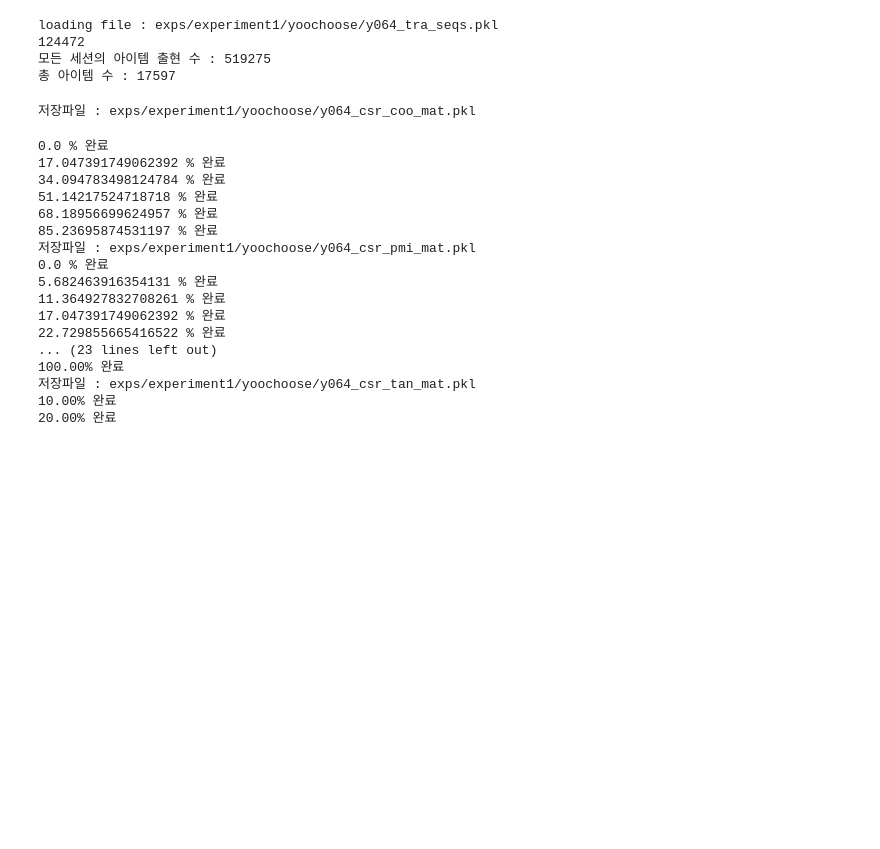
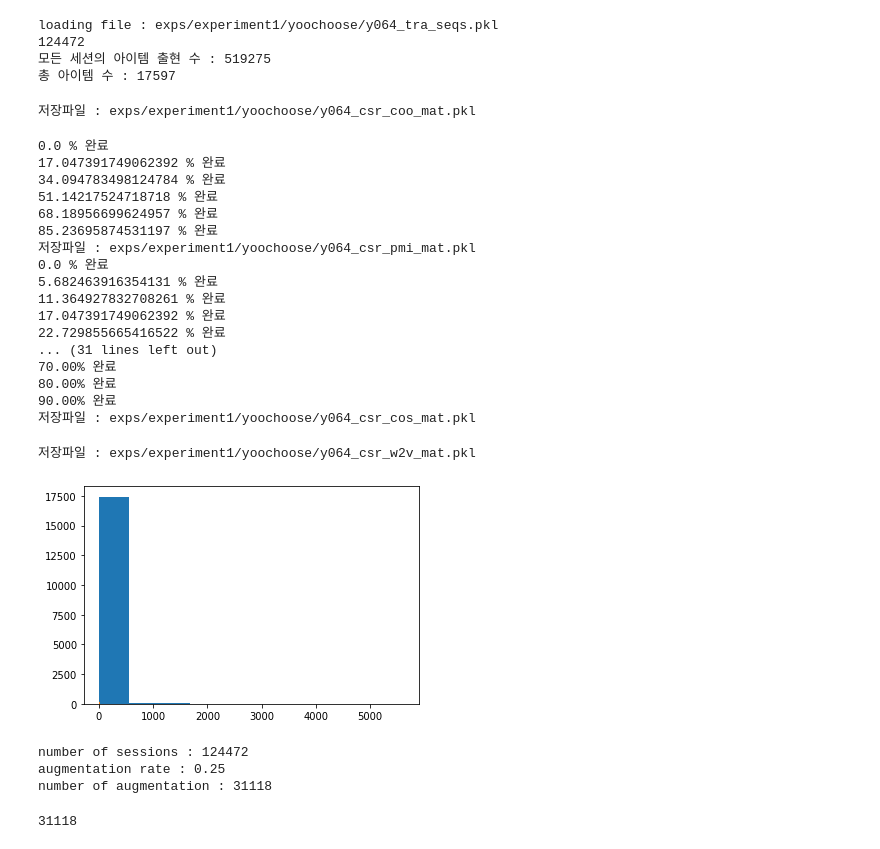
Before and after one commit to kyeongchan92/DA-for-SBR, a Jupyter notebook: main.ipynb, the cells around one changed output. Cells and saved outputs as stored; diff of their text form; code cells hidden in the pictures; blank space fills up the shorter version.

Commit message:
introducing augmentation rate, choice rate

```diff
--- a/main.ipynb
+++ b/main.ipynb
@@ -168,7 +168,7 @@ save_mat_as_csr(pmi_mat, 'pmi_mat', experiment, y_or_d, frac)
 
 jac_mat = get_jaccard_mat(tra_seqs_frac, 5, diag_freq = True, remove_dup = True)
 save_mat_as_csr(jac_mat, 'jac_mat', experiment, y_or_d, frac)
-
+,v
 tan_mat = get_tanimoto(tra_seqs_frac, window_size=5, diag_freq=True, remove_dup=True)
 save_mat_as_csr(tan_mat, 'tan_mat', experiment, y_or_d, frac)
 
@@ -191,8 +191,58 @@ save_mat_as_csr(w2v_mat, 'w2v_mat', experiment, y_or_d, frac)
 11.364927832708261 % 완료
 17.047391749062392 % 완료
 22.729855665416522 % 완료
-... (23 lines left out)
-100.00% 완료
-저장파일 : exps/experiment1/yoochoose/y064_csr_tan_mat.pkl
-10.00% 완료
-20.00% 완료
+... (31 lines left out)
+70.00% 완료
+80.00% 완료
+90.00% 완료
+저장파일 : exps/experiment1/yoochoose/y064_csr_cos_mat.pkl
+# %%
+w2v_mat = get_w2v_model(tra_seqs_frac, nof_items)
+save_mat_as_csr(w2v_mat, 'w2v_mat', experiment, y_or_d, frac)
+# %% [output]
+저장파일 : exps/experiment1/yoochoose/y064_csr_w2v_mat.pkl
+# %%
+#%% falog2만들기, hs딕셔너리(msd, most hightest similarity dictionary) 불러오기
+
+import math
+falog2 = {k:math.log2(v+1) for k, v in allitemcntr.items()}
+plt.hist(allitemcntr.values())
+plt.hist(falog2_d.values())
+
+from simmetric import *
+msd = load_msd('coo', experiment, y_or_d, frac)
+
+
+# x = [allitemcntr[i] for i in range(1, nof_items+1)]
+# y = [msd[i][1] for i in range(1, nof_items+1)]
+# plt.scatter(x, y, alpha=0.5)
+
+
+# M = max([_ for _ in falog2_d.values()])
+# x = [falog2_d[i] for i in range(1, nof_items+1)]
+# y = [msd[i][1] for i in range(1, nof_items+1)]
+# plt.scatter(x, y, alpha=0.5)
+
+
+# min(falog2_d.values())
+
+
+# math.log2(2)
+# %% [output]
+[figure, added]
+# %%
+nof_sessions = len(tra_seqs_frac)
+ar = 0.25  # augmentation rate
+
+nof_aug = int(nof_sessions * 0.25)  # number of augmentation
+print(f'number of sessions : {nof_sessions}')
+print(f'augmentation rate : {ar}')
+print(f'number of augmentation : {nof_aug}')
+# %% [output]
+number of sessions : 124472
+augmentation rate : 0.25
+number of augmentation : 31118
+# %%
+int(len(tra_seqs_frac) * 0.25)
+# %% [output]
+31118
```
Also changed, not shown: parts of 28 cells of this notebook, 1 other file.
